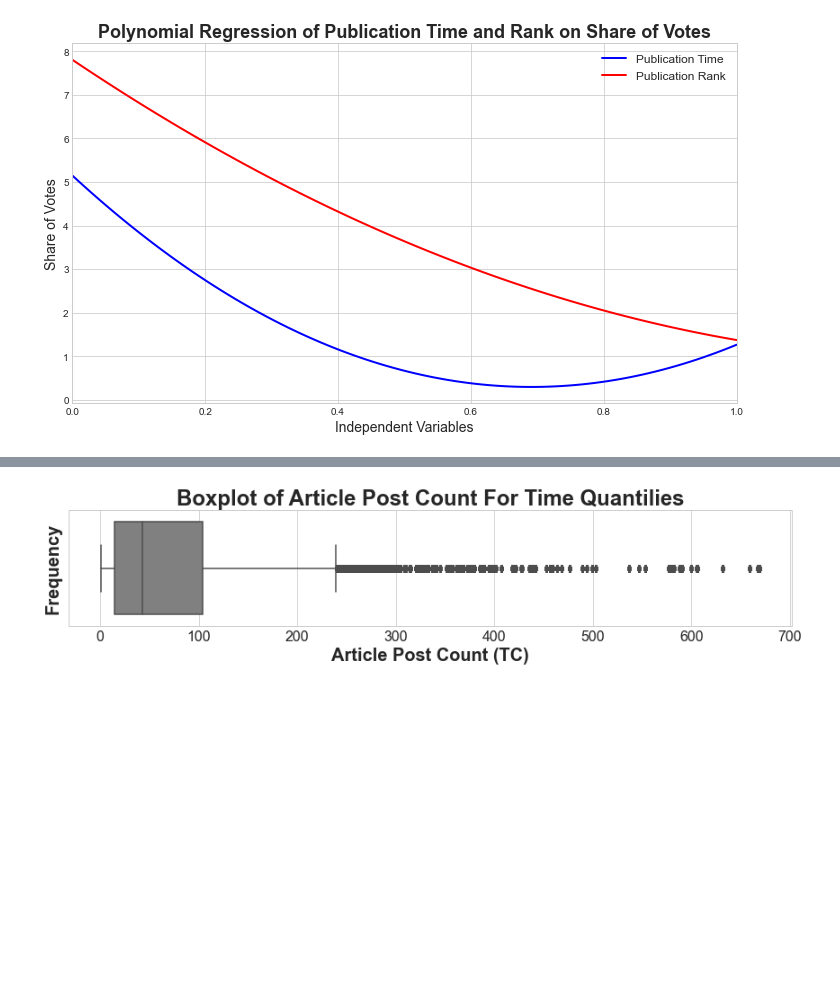
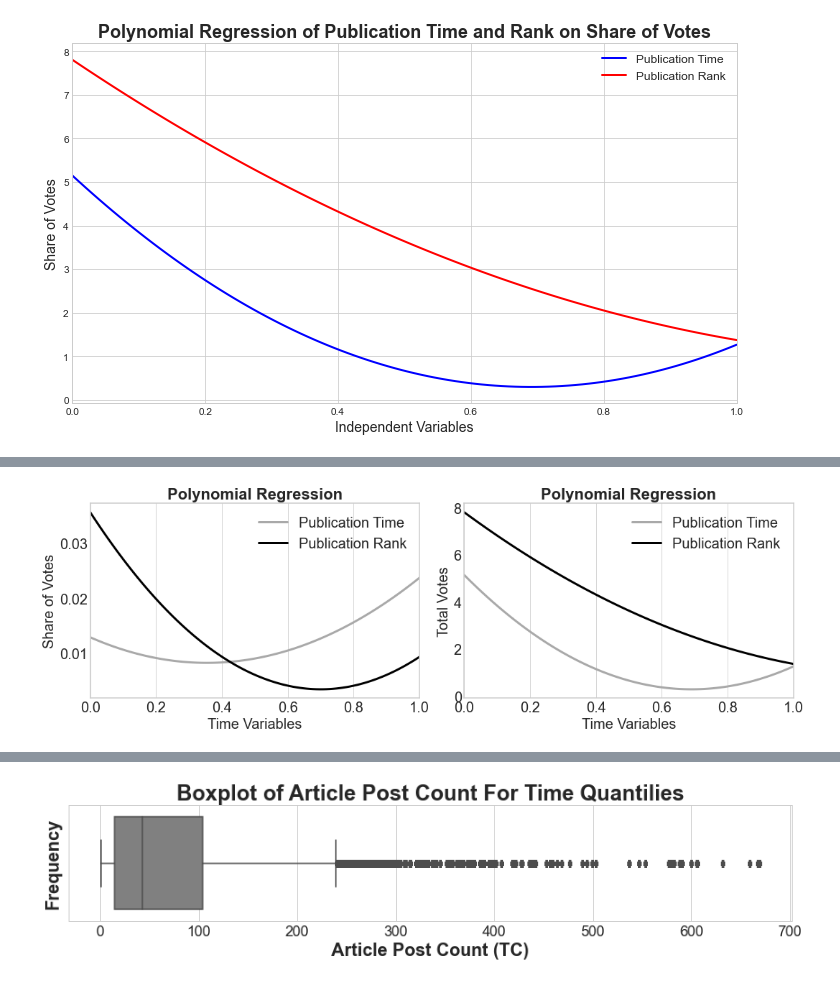
Before and after one commit to dario-x/user-post-popularity-prediction, a Jupyter notebook: Preprocessing_AND_FeatureGeneration.ipynb, the cells around one changed output, grey strips where cells are left out. Saved outputs shown, nothing was run; the diff lists cells and outputs as text; code cells hidden in the pictures; blank space fills up the shorter version.

```diff
--- a/Preprocessing_AND_FeatureGeneration.ipynb
+++ b/Preprocessing_AND_FeatureGeneration.ipynb
@@ -1427,3 +1427,96 @@ plt.show()
+# %%
+import matplotlib.pyplot as plt
+import seaborn as sns
+
+# Set greyscale style
+plt.style.use('seaborn-whitegrid')
+
+# Set up subplots (side by side)
+fig, axes = plt.subplots(1, 2, figsize=(15, 5), sharey=False)  # Compact figure size for printing
+
+# Greyscale color settings
+colors = {'blue': 'darkgray', 'red': 'black'}
+
+# Increase font sizes and line thickness
+title_fontsize = 22
+label_fontsize = 20
+tick_fontsize = 20
+line_width = 3
+
+# First plot: Polynomial Regression of Share of Votes
+sns.regplot(
+    x='publication_time',
+    y='ShareOfVotes',
+    data=df_merged,
+    scatter=False,
+    line_kws={'color': colors['blue'], 'lw': line_width},
+    ci=None,
+    order=2,
+    ax=axes[0],
+    label='Publication Time'
+)
+sns.regplot(
+    x='publication_rank',
+    y='ShareOfVotes',
+    data=df_merged,
+    scatter=False,
+    line_kws={'color': colors['red'], 'lw': line_width},
+    ci=None,
+    order=2,
+    ax=axes[0],
+    label='Publication Rank'
+)
+axes[0].set_title('Polynomial Regression', fontsize=title_fontsize, fontweight='bold')
+axes[0].set_xlabel('Time Variables', fontsize=label_fontsize)
+axes[0].set_ylabel('Share of Votes', fontsize=label_fontsize)
+axes[0].tick_params(axis='both', labelsize=tick_fontsize)
+axes[0].legend(fontsize=tick_fontsize)
+
+# Second plot: Polynomial Regression of Total Votes
+sns.regplot(
+    x='publication_time',
+    y='UpVotes',
+    data=df_merged,
+    scatter=False,
+    line_kws={'color': colors['blue'], 'lw': line_width},
+    ci=None,
+    order=2,
+    ax=axes[1],
+    label='Publication Time'
+)
+sns.regplot(
+    x='publication_rank',
+    y='UpVotes',
+    data=df_merged,
+    scatter=False,
+    line_kws={'color': colors['red'], 'lw': line_width},
+    ci=None,
+    order=2,
+    ax=axes[1],
+    label='Publication Rank'
+)
+axes[1].set_title('Polynomial Regression', fontsize=title_fontsize, fontweight='bold')
+axes[1].set_xlabel('Time Variables', fontsize=label_fontsize)
+axes[1].set_ylabel('Total Votes', fontsize=label_fontsize)
+axes[1].tick_params(axis='both', labelsize=tick_fontsize)
+axes[1].legend(fontsize=tick_fontsize)
+
+# Adjust plot aesthetics
+for ax in axes:
+    ax.grid(axis='y', linestyle='--', alpha=0.7)
+    for spine in ax.spines.values():
+        spine.set_linewidth(1.5)
+
+# Tight layout for compact spacing
+plt.tight_layout()
+
+# Save the figure in greyscale
+plt.savefig('./figures/regression_comparison_greyscale_small.png', dpi=300, bbox_inches='tight')
+
+# Show the plots
+plt.show()
+# %% [output]
+[figure, added]
 # %%
 # Define bins for the intervals (0-0.1, 0.1-0.2, ..., 0.9-1.0)
 bins = [i / 10 for i in range(11)]
```
Also changed, not shown: parts of 5 cells of this notebook, 2 other files.
